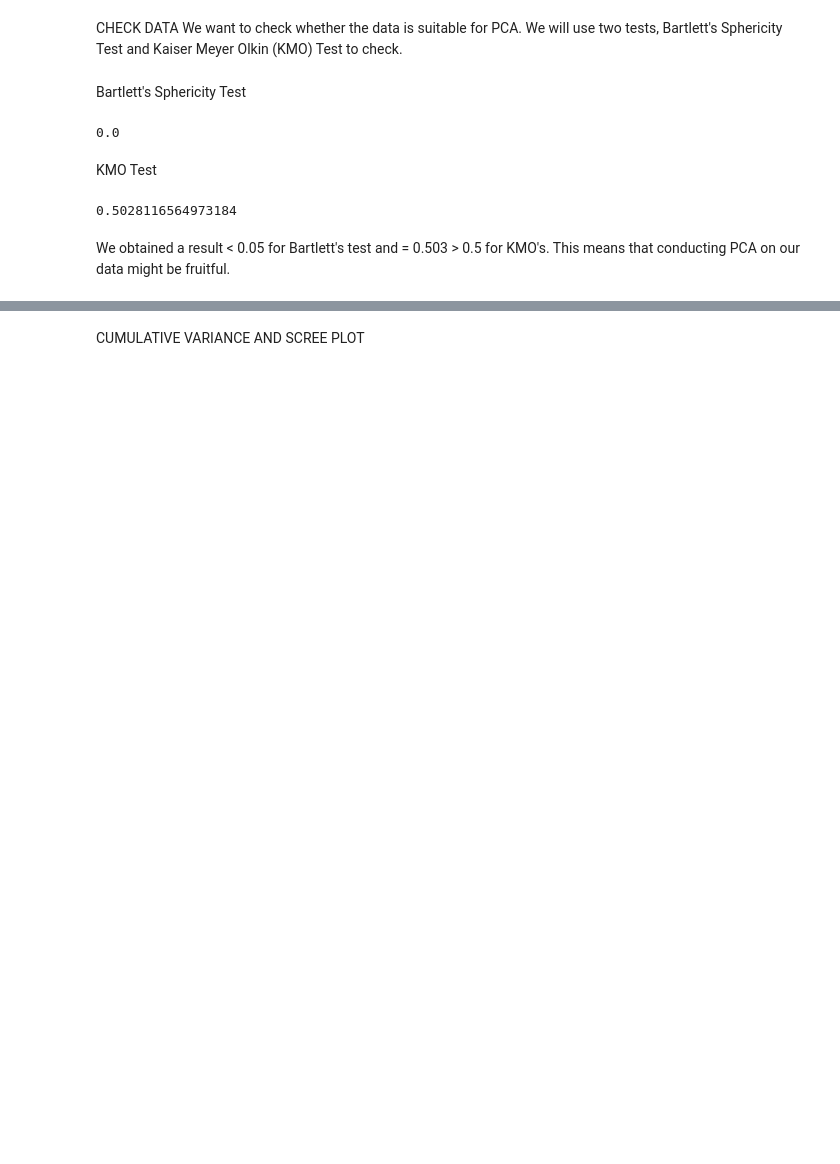
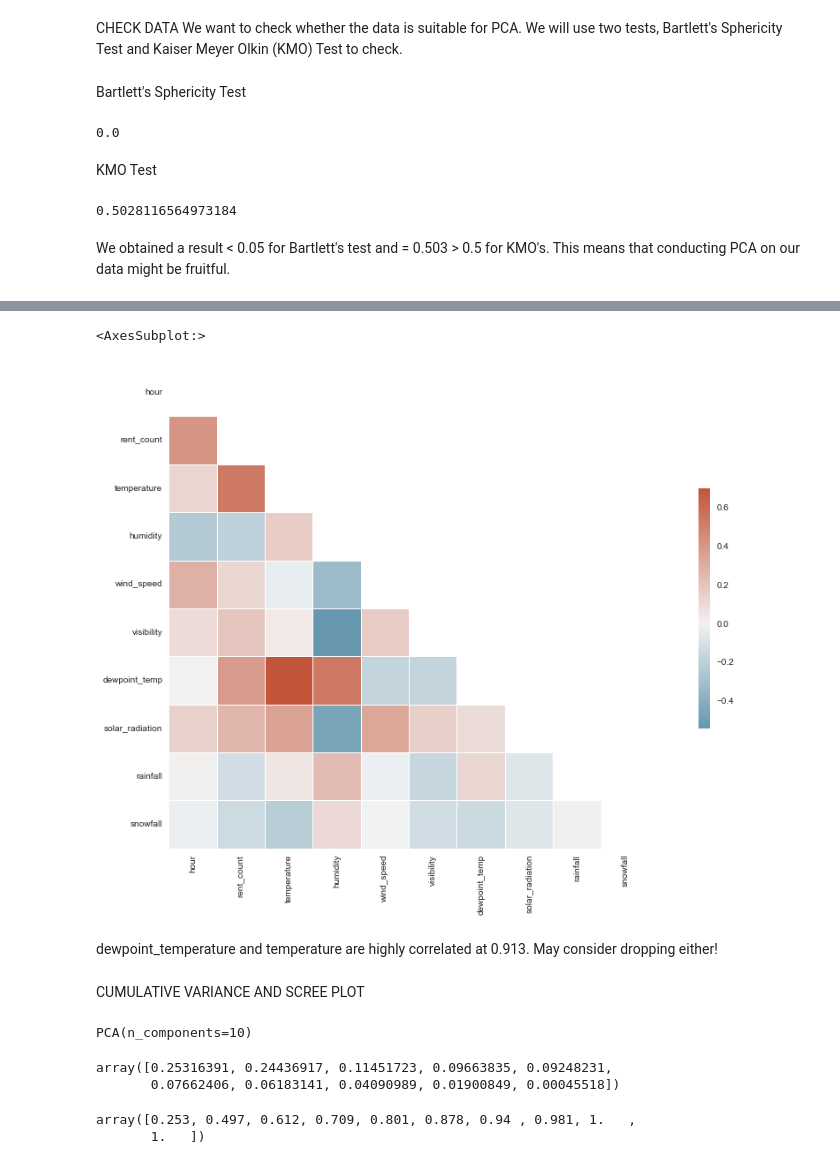
Before and after one commit to Jiian/seoulbike, a Jupyter notebook: PCA/pca bike.ipynb, the cells around one changed output, grey strips where cells are left out. Saved outputs shown, nothing was run; the diff lists cells and outputs as text; code cells hidden in the pictures; blank space fills up the shorter version.

```diff
--- a/PCA/pca bike.ipynb
+++ b/PCA/pca bike.ipynb
@@ -112,0 +120,9 @@ We obtained a result < 0.05 for Bartlett's test and = 0.503 > 0.5 for KMO's. Thi
+# %%
+#A common procedure is to centre each variable by subtracting its mean from every observation, and then rescale those
+#centred values as units of standard deviation. This is commonly called standardizing, normalizing, or Z scoring the data.
+colnames = list(bike3.columns)
+
+scaler = StandardScaler(with_mean=True,with_std=True)
+scaled_features = pd.DataFrame(scaler.fit_transform(bike3.iloc[:,0:10]))
+
+scaled_features.columns = colnames
@@ -112,0 +141,3 @@ We obtained a result < 0.05 for Bartlett's test and = 0.503 > 0.5 for KMO's. Thi
+# %%
+corr = scaled_features.corr()
+corr
@@ -113,2 +156,39 @@ We obtained a result < 0.05 for Bartlett's test and = 0.503 > 0.5 for KMO's. Thi
+# %%
+plt.subplots(figsize=(20, 10))
+# Generate a custom diverging colormap
+cmap = sns.diverging_palette(230, 20, as_cmap=True)
+
+mask = np.triu(np.ones_like(corr, dtype=bool))
+
+# Draw the heatmap with the mask and correct aspect ratio
+sns.heatmap(corr, mask=mask,cmap=cmap,vmax =0.7, center=0,
+            square=True, linewidths=.5, cbar_kws={"shrink": .5})
+# %% [output]
+<AxesSubplot:>
+[figure, added]
+# %% [markdown]
+dewpoint_temperature and temperature are highly correlated at 0.913. May consider dropping either!
 # %% [markdown]
 CUMULATIVE VARIANCE AND SCREE PLOT
+# %%
+#We will set n_components to 10
+
+N = 10
+pca = PCA(n_components=N)
+pca.fit(scaled_features)
+# %% [output]
+PCA(n_components=10)
+# %%
+#outputs an array of the variance explained by each component scaled to the total of 1.
+explained_variance_ratio = pca.explained_variance_ratio_
+explained_variance_ratio
+# %% [output]
+array([0.25316391, 0.24436917, 0.11451723, 0.09663835, 0.09248231,
+       0.07662406, 0.06183141, 0.04090989, 0.01900849, 0.00045518])
+# %%
+# Cumulative sum of principal components i.e. Cumulative variance of 2 = PC1 variance + PC2 variance
+cumulative_variance = np.cumsum(np.round(explained_variance_ratio, decimals=3))
+cumulative_variance
+# %% [output]
+array([0.253, 0.497, 0.612, 0.709, 0.801, 0.878, 0.94 , 0.981, 1.   ,
+       1.   ])
```
Also changed, not shown: parts of 43 cells of this notebook.
